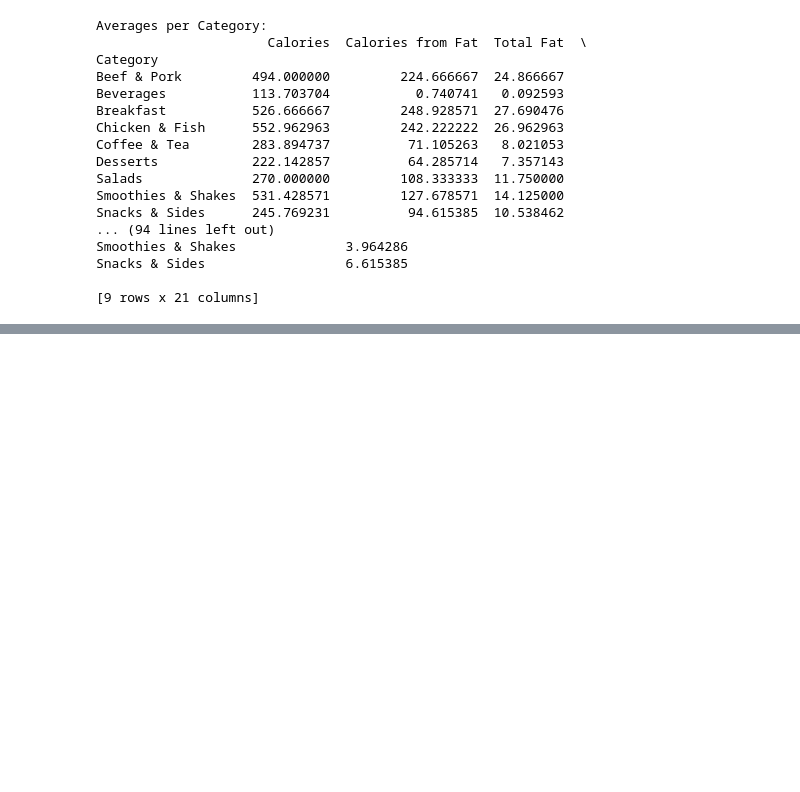
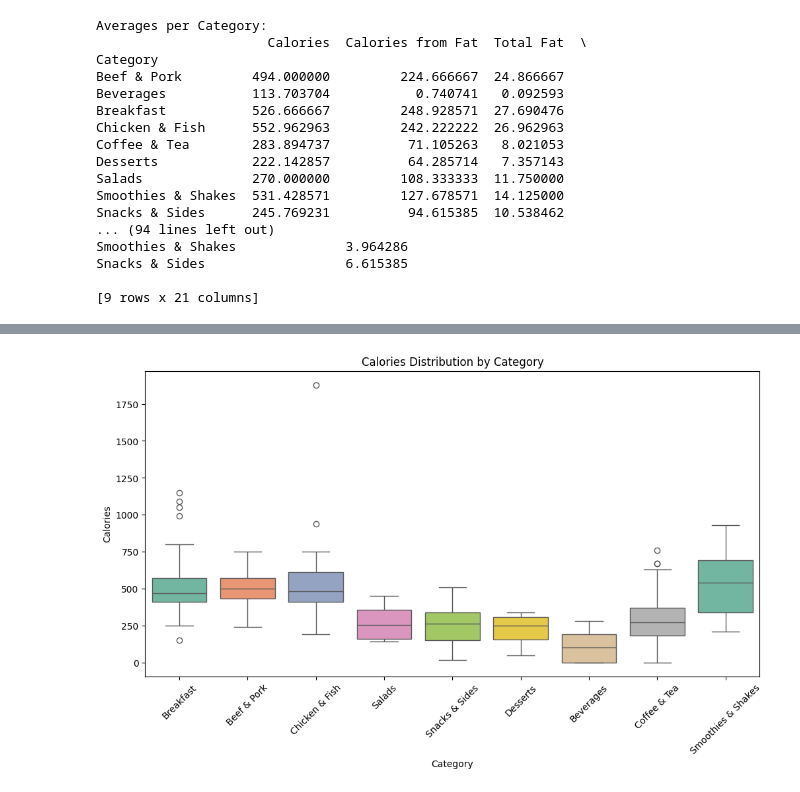
Before and after one commit to laurapetrola/Mcdonalds, a Jupyter notebook: mcdonalds.ipynb, the cells around one changed output, grey strips where cells are left out. Saved outputs shown, nothing was run; the diff lists cells and outputs as text; code cells hidden in the pictures; blank space fills up the shorter version.

```diff
--- a/mcdonalds.ipynb
+++ b/mcdonalds.ipynb
@@ -143,0 +158,11 @@ Name: Calories, dtype: float64
+# %%
+# Studying the correlation between calories and its foods' categories using boxplot
+plt.figure(figsize=(12, 6))
+sns.boxplot(x='Category', y='Calories',hue='Category', data=df, palette='Set2', legend=False)
+plt.title('Calories Distribution by Category')
+plt.xlabel('Category')
+plt.ylabel('Calories')
+plt.xticks(rotation=45)
+plt.show()
+# %% [output]
+[figure, added]
```
Also changed, not shown: parts of 20 cells of this notebook.
